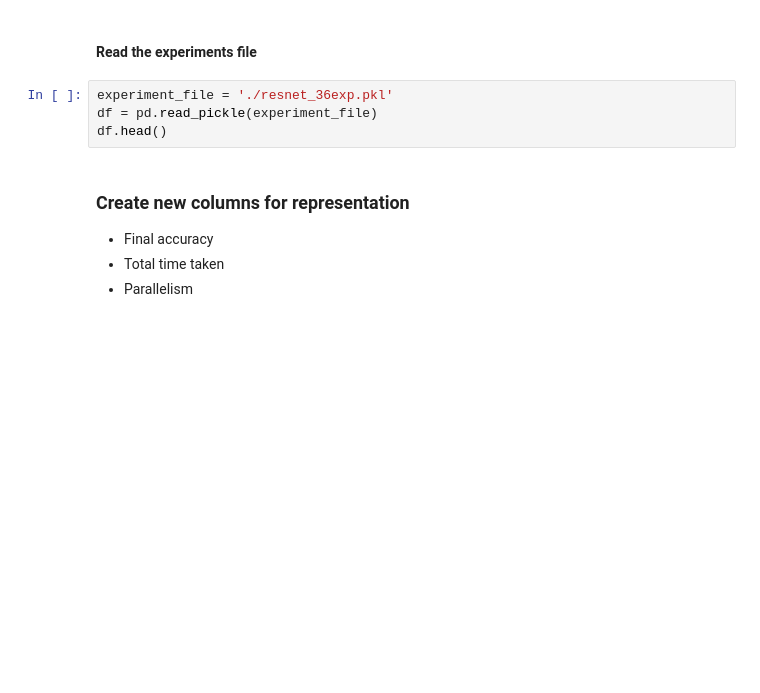
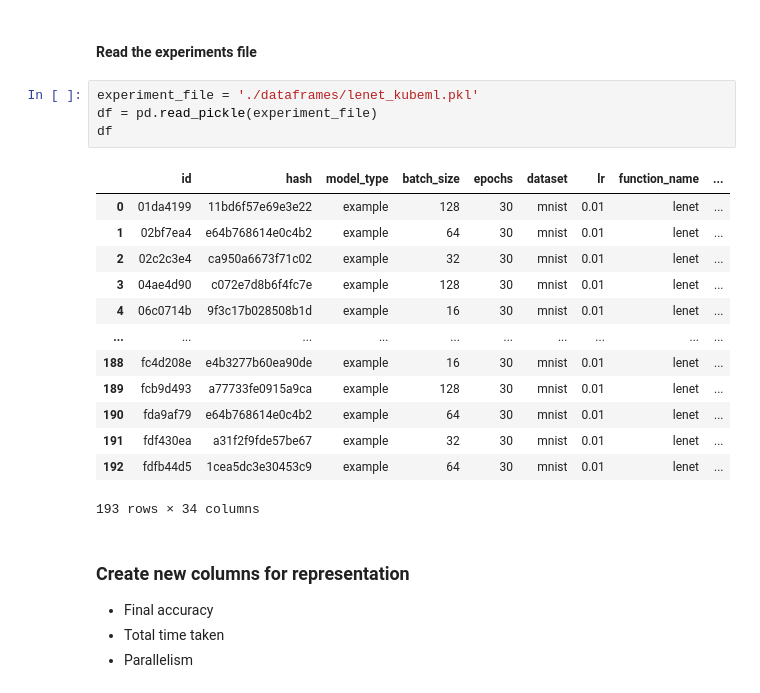
Before and after one commit to DiegoStock12/kubeml, a Jupyter notebook: ml/experiments/insights.ipynb, the cells around one changed output. Saved outputs shown, nothing was run; the diff lists cells and outputs as text; blank space fills up the shorter version.

```diff
--- a/ml/experiments/insights.ipynb
+++ b/ml/experiments/insights.ipynb
@@ -200,9 +200,23 @@ sns.set_theme(style='whitegrid', palette=blue_yellow_palette, )
 # %% [markdown]
 #### Read the experiments file
 # %%
-experiment_file = './resnet_36exp.pkl'
+experiment_file = './dataframes/lenet_kubeml.pkl'
 df = pd.read_pickle(experiment_file)
-df.head()
+df
+# %% [output]
+|  | id | hash | model_type | batch_size | epochs | dataset | lr | function_name | ... |
+| 0 | 01da4199 | 11bd6f57e69e3e22 | example | 128 | 30 | mnist | 0.01 | lenet | ... |
+| 1 | 02bf7ea4 | e64b768614e0c4b2 | example | 64 | 30 | mnist | 0.01 | lenet | ... |
+| 2 | 02c2c3e4 | ca950a6673f71c02 | example | 32 | 30 | mnist | 0.01 | lenet | ... |
+| 3 | 04ae4d90 | c072e7d8b6f4fc7e | example | 128 | 30 | mnist | 0.01 | lenet | ... |
+| 4 | 06c0714b | 9f3c17b028508b1d | example | 16 | 30 | mnist | 0.01 | lenet | ... |
+| ... | ... | ... | ... | ... | ... | ... | ... | ... | ... |
+| 188 | fc4d208e | e4b3277b60ea90de | example | 16 | 30 | mnist | 0.01 | lenet | ... |
+| 189 | fcb9d493 | a77733fe0915a9ca | example | 128 | 30 | mnist | 0.01 | lenet | ... |
+| 190 | fda9af79 | e64b768614e0c4b2 | example | 64 | 30 | mnist | 0.01 | lenet | ... |
+| 191 | fdf430ea | a31f2f9fde57be67 | example | 32 | 30 | mnist | 0.01 | lenet | ... |
+| 192 | fdfb44d5 | 1cea5dc3e30453c9 | example | 64 | 30 | mnist | 0.01 | lenet | ... |
+193 rows × 34 columns
 # %% [markdown]
 ### Create new columns for representation
 
```
Also changed, not shown: parts of 7 cells of this notebook, 2 other files.
